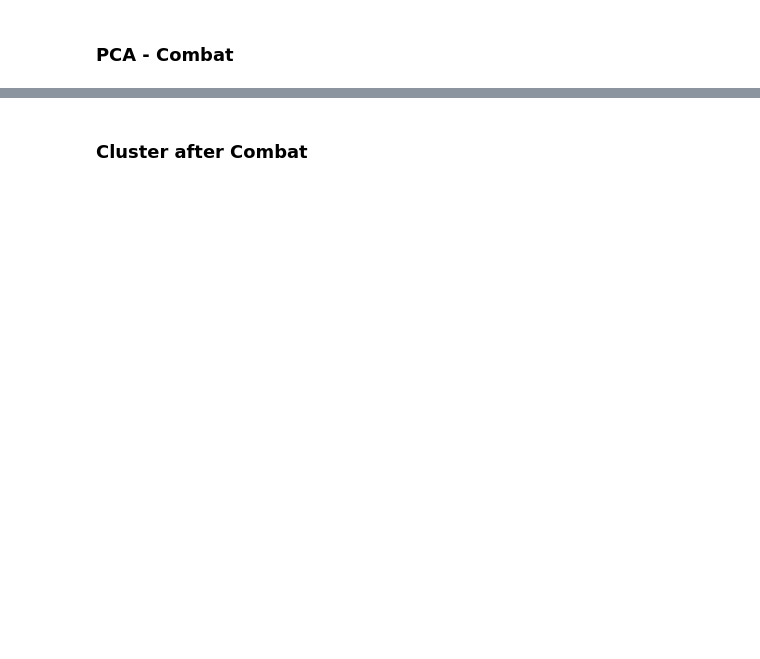
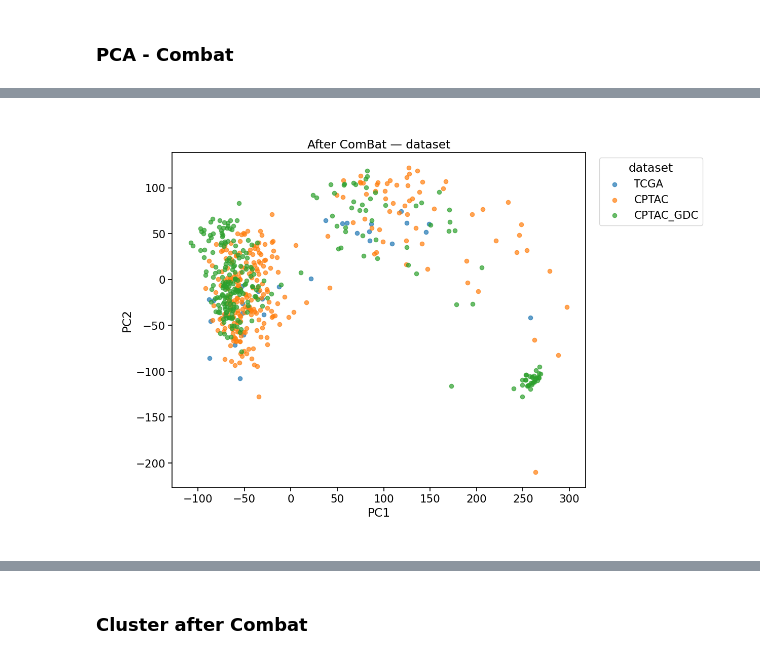
Before and after one commit to flalix/perturb_agent, a Jupyter notebook: notebooks/mtp_TCGA_53_PSI_all_PAADs_Clusters.ipynb, the cells around one changed output, grey strips where cells are left out. Saved outputs shown, nothing was run; the diff lists cells and outputs as text; code cells hidden in the pictures; blank space fills up the shorter version.

```diff
--- a/notebooks/mtp_TCGA_53_PSI_all_PAADs_Clusters.ipynb
+++ b/notebooks/mtp_TCGA_53_PSI_all_PAADs_Clusters.ipynb
@@ -385,6 +393,8 @@ dfn = gdc.calc_cpm_merge_turmor_and_normal(dfn_tumor=dfn_tumor, dfn_normal=dfn_n
                                          perc_min_samples=perc_min_samples, top_n=top_n,
                                          force=force, verbose=verbose)
 
+dfn.columns = [int(x) for x in dfn.columns]
+
 dfn.head(3)
 # %% [output]
 |  | 1 | 2 | 3 | 4 | 5 | 6 | 7 | 8 | 9 | 10 | ... | ... |
@@ -414,7 +424,7 @@ df_metadata = pd.DataFrame(
             + ["CPTAC_GDC"] * n_sample_control_list[1]
         ),
     },
-    index=dfn.columns,
+    index=[int(x) for x in dfn.columns],
 )
 
 df_metadata["condition_numeric"] = (
@@ -489,0 +511,9 @@ gdc.plot_pca_expression(
+# %%
+df_combat2 = df_combat.set_index('geneid').copy()
+df_combat2 = df_combat2.iloc[:, 2:]
+df_combat2.columns = [str(x) for x in df_combat2.columns]
+
+df_combat2.columns = [int(x) for x in df_combat2.columns]
+
+print(df_combat2.shape)
+df_combat2.head(2)
@@ -490,10 +527,12 @@ gdc.plot_pca_expression(
 # %%
 gdc.plot_pca_expression(
-    df_combat,
+    df_combat2,
     df_metadata,
     color_col="dataset",
     title="After ComBat — dataset",
     figsize=(12,8)
 )
+# %% [output]
+[figure, added]
 # %%
 gdc.plot_pca_expression(
```
Also changed, not shown: parts of 29 cells of this notebook, 2 other files.
